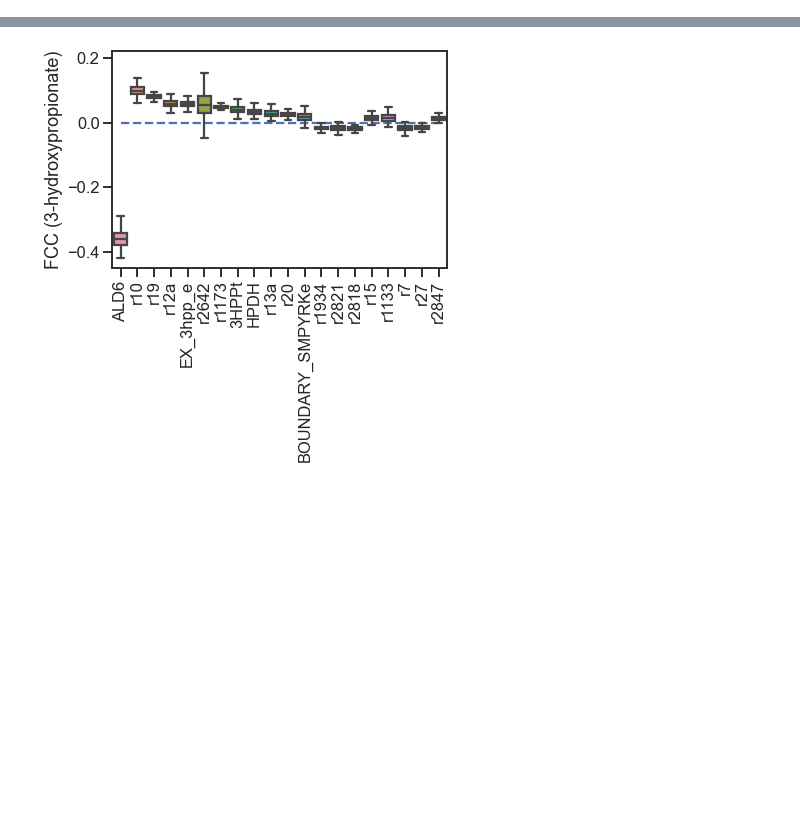
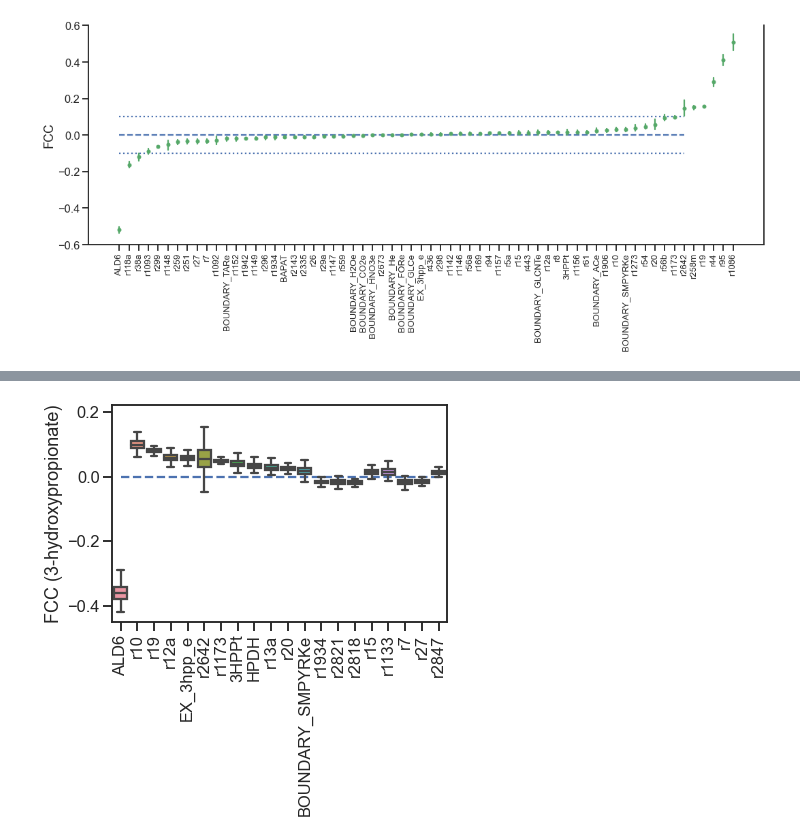
Before and after one commit to AgileBioFoundry/AspergillusQ4Milestone, a Jupyter notebook: notebooks/fcc_plots.ipynb, the cells around one changed output, grey strips where cells are left out. Cells and saved outputs as stored; diff of their text form; code cells hidden in the pictures; blank space fills up the shorter version.

```diff
--- a/notebooks/fcc_plots.ipynb
+++ b/notebooks/fcc_plots.ipynb
@@ -278 +284,51 @@ plt.savefig("../figures/fcc_consistent_credible_intervals.svg")
 [interactive output not drawn]
+# %%
+# fig = plt.figure(figsize=(7,3))
+f, ax = plt.subplots(1, 1, figsize=(15, 7))
+
+j = 0
+for i, row in enumerate(hpd):
+
+    if not fcc_consistent[i]:
+        continue
+
+    ax.plot([j, j], [row[0], row[1]], color="g")
+    ax.plot(j, fcc_sort.iloc[:, i].median(), color="g", marker="o", ms=5)
+    #ax2.plot([j, j], [row[0], row[1]], color="g")
+    #ax2.plot(j, fcc_sort.iloc[:, i].median(), color="g", marker="o", ms=5)
+
+    j += 1
+ax.hlines(y=[0], xmin=0, xmax=58, linestyles="dashed")
+ax.hlines(y=[-0.1, 0.1], xmin=0, xmax=58, linestyles="dotted")
+
+ax.set_ylim([-0.6, 0.6])
+#ax2.set_ylim([-0.5, 1])
+
+sns.despine(right=False)
+
+# hide the spines between ax and ax2
+#ax.spines["bottom"].set_visible(False)
+#ax2.spines["top"].set_visible(False)
+#ax.xaxis.set_visible(False)
+# ax.tick_params(labeltop=False)  # don't put tick labels at the top
+ax.xaxis.tick_bottom()
+
+d = 0.015  # how big to make the diagonal lines in axes coordinates
+# arguments to pass to plot, just so we don't keep repeating them
+kwargs = dict(transform=ax.transAxes, color="k", clip_on=False)
+#ax.plot((-d, +d), (-d, +d), **kwargs)  # top-left diagonal
+#ax.plot((1 - d, 1 + d), (-d, +d), **kwargs)  # top-right diagonal
+
+#kwargs.update(transform=ax2.transAxes)  # switch to the bottom axes
+#ax2.plot((-d, +d), (1 - d, 1 + d), **kwargs)  # bottom-left diagonal
+#ax2.plot((1 - d, 1 + d), (1 - d, 1 + d), **kwargs)  # bottom-right diagonal
+
+_ = ax.set_xticks(np.arange(sum(fcc_consistent)))
+_ = ax.set_xticklabels(fcc_sort.columns[fcc_consistent], rotation=90, fontsize=13)
+
+ax.set_ylabel("FCC")
+plt.tight_layout()
+
+plt.savefig("../figures/fcc_consistent_credible_intervals.svg")
+# %% [output]
+[figure, added]
```
Also changed, not shown: parts of 6 cells of this notebook, 10 other files.
